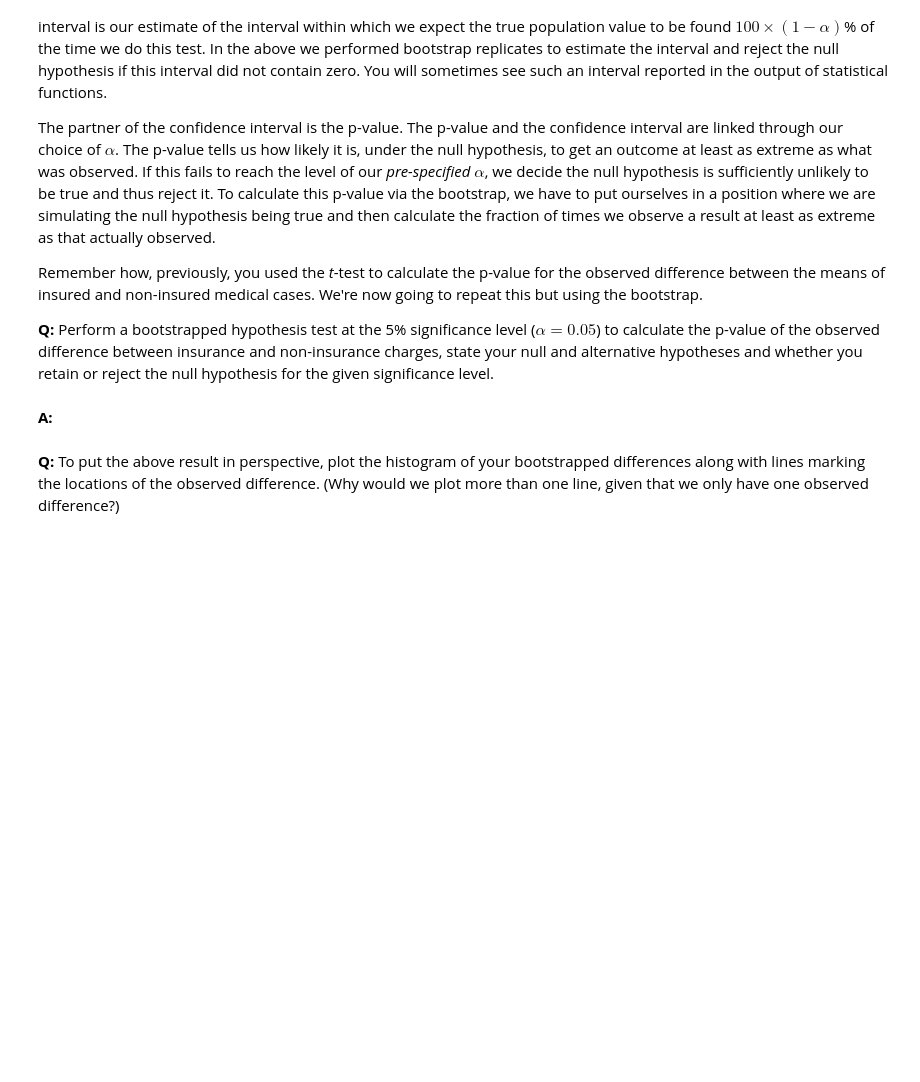
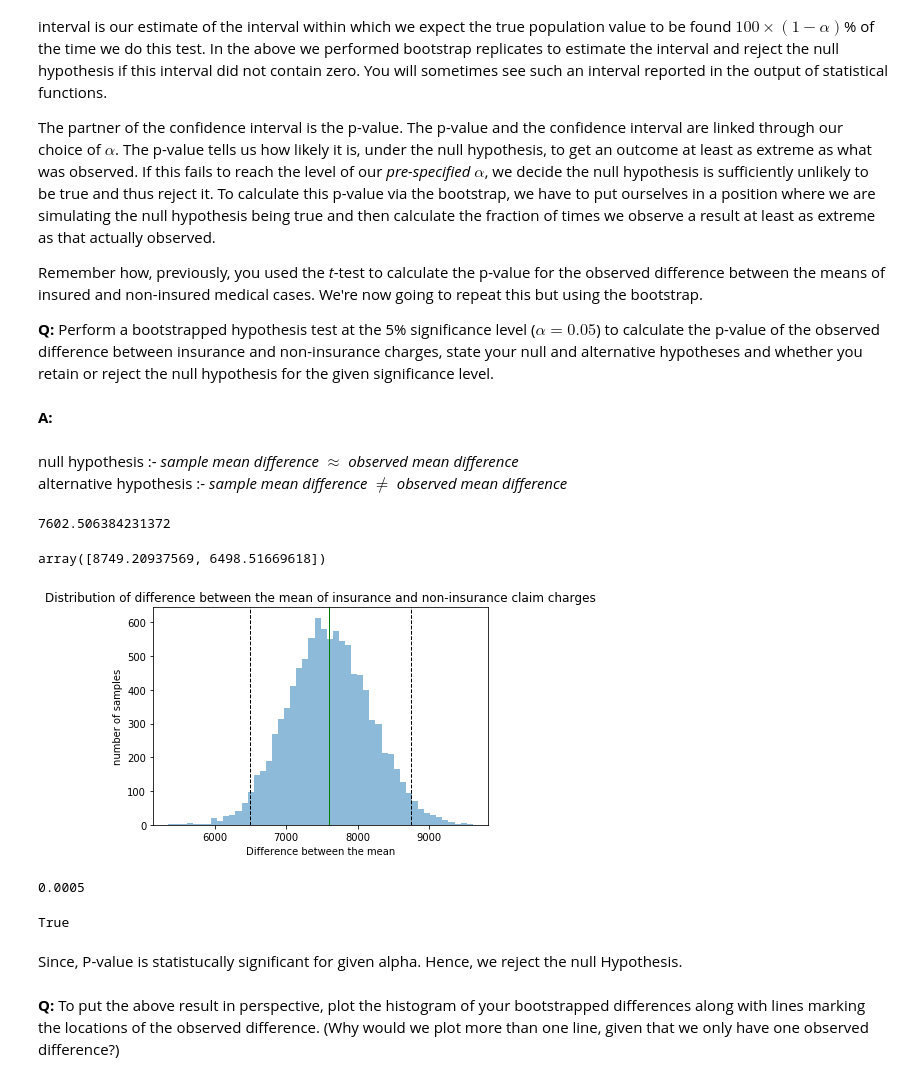
Before and after one commit to aliborji/springboard-mini-projects, a Jupyter notebook: inferential_statistics_bootstrap_mini-project/inferential_statistics_2-Q.ipynb, the cells around one changed output. Saved outputs shown, nothing was run; the diff lists cells and outputs as text; code cells hidden in the pictures; blank space fills up the shorter version.

```diff
--- a/inferential_statistics_bootstrap_mini-project/inferential_statistics_2-Q.ipynb
+++ b/inferential_statistics_bootstrap_mini-project/inferential_statistics_2-Q.ipynb
@@ -124,6 +127,65 @@ Remember how, previously, you used the _t_-test to calculate the p-value for the
 __Q:__ Perform a bootstrapped hypothesis test at the 5% significance level ($\alpha = 0.05$) to calculate the p-value of the observed difference between insurance and non-insurance charges, state your null and alternative hypotheses and whether you retain or reject the null hypothesis for the given significance level.
 # %% [markdown]
 __A:__
+# %% [markdown]
+null hypothesis :- <i>sample mean difference $\approx$ observed mean difference</i><br>
+alternative hypothesis :- <i>sample mean difference $\neq$ observed mean difference</i>
+# %%
+# Getting insured and non-insured dataset
+insured_charges = med_charges[med_charges['insuranceclaim'] == 1]['charges']
+non_insured_charges = med_charges[med_charges['insuranceclaim'] == 0]['charges']
+
+observed_mean_diff = insured_charges.mean() - non_insured_charges.mean()
+observed_mean_diff
+# %% [output]
+7602.506384231372
+# %%
+# Bootstrapping for mean
+mean_insured_charges = draw_samples(series=insured_charges, statistic=np.mean, replicas=10000)
+mean_non_insured_charges = draw_samples(series=non_insured_charges, statistic=np.mean, replicas=10000)
+
+# Difference between the standard deviations of insurance and non-insurance claim charges
+diff_mean_charges = mean_insured_charges - mean_non_insured_charges
+# %%
+# Calculating Confidence interval from given alpha
+alpha = 0.05
+lower_interval = (1 - (alpha/2)) * 100
+upper_interval = 100 - lower_interval
+confidence_interval = np.percentile(diff_mean_charges, [lower_interval, upper_interval])
+confidence_interval
+# %% [output]
+array([8749.20937569, 6498.51669618])
+# %%
+# Plotting histogram
+_ = plt.hist(diff_mean_charges, bins=50, alpha=0.5)
+_ = plt.xlabel("Difference between the mean")
+_ = plt.ylabel("number of samples")
+_ = plt.title("Distribution of difference between the mean of insurance and non-insurance claim charges")
+
+# Marking the confidence intervals for given alpha
+_ = plt.axvline(confidence_interval[0], color='k', linestyle='dashed', linewidth=1)
+_ = plt.axvline(confidence_interval[1], color='k', linestyle='dashed', linewidth=1)
+_ = plt.axvline(observed_mean_diff, color='g', linewidth=1)
+
+plt.show()
+# %% [output]
+[figure, added]
+# %%
+# Calculating P-value
+min = observed_mean_diff - observed_mean_diff%1
+max = min+1
+
+p_value = np.sum((diff_mean_charges >= min) & (diff_mean_charges <= max))/ len(diff_mean_charges)
+p_value
+# %% [output]
+0.0005
+# %%
+# Is P-value statistically significant for given alpha ?
+p_value < alpha
+# %% [output]
+True
+# %% [markdown]
+Since, P-value is statistucally significant for given alpha. Hence, we reject the null Hypothesis.
 # %% [markdown]
 __Q:__ To put the above result in perspective, plot the histogram of your bootstrapped differences along with lines marking the locations of the observed difference. (Why would we plot more than one line, given that we only have one observed difference?)
 # %% [markdown]
```
Also changed, not shown: parts of 2 cells of this notebook.
